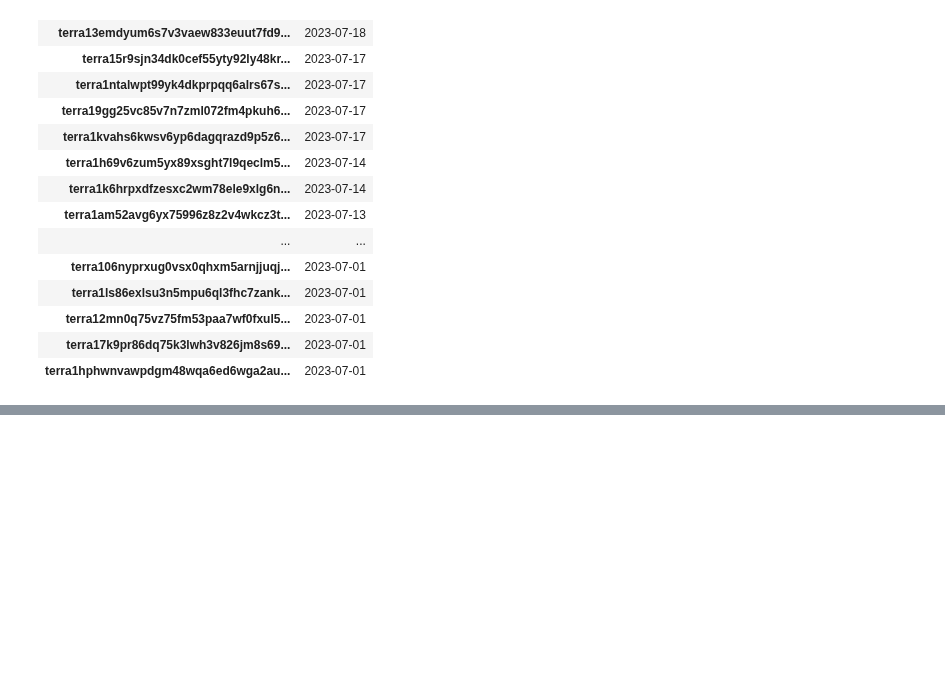
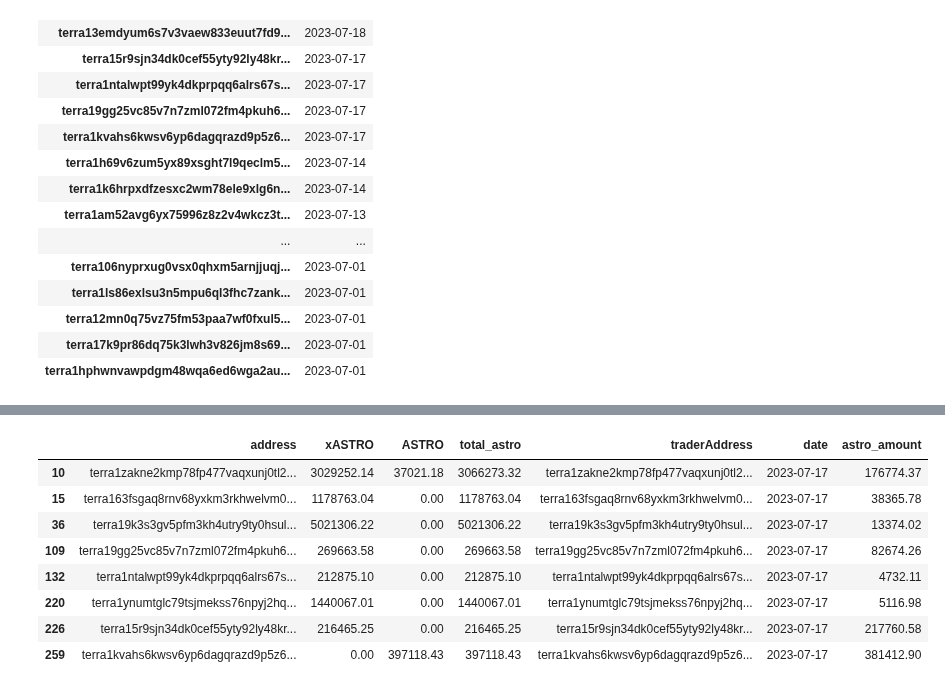
Before and after one commit to IncioMan/cosmos-activities-dashboard, a Jupyter notebook: python/notebooks/astro_analysis.ipynb, the cells around one changed output, grey strips where cells are left out. Saved outputs shown, nothing was run; the diff lists cells and outputs as text; code cells hidden in the pictures; blank space fills up the shorter version.

```diff
--- a/python/notebooks/astro_analysis.ipynb
+++ b/python/notebooks/astro_analysis.ipynb
@@ -318,3 +323,15 @@ whales_daily[whales_daily.address=='terra1ld4yf48eqex65vdrt3kta23cvrx865zyfkgkka
+# %%
+whales_daily[whales_daily.date=='2023-07-17']
+# %% [output]
+|  | address | xASTRO | ASTRO | total_astro | traderAddress | date | astro_amount |
+| 10 | terra1zakne2kmp78fp477vaqxunj0tl2... | 3029252.14 | 37021.18 | 3066273.32 | terra1zakne2kmp78fp477vaqxunj0tl2... | 2023-07-17 | 176774.37 |
+| 15 | terra163fsgaq8rnv68yxkm3rkhwelvm0... | 1178763.04 | 0.00 | 1178763.04 | terra163fsgaq8rnv68yxkm3rkhwelvm0... | 2023-07-17 | 38365.78 |
+| 36 | terra19k3s3gv5pfm3kh4utry9ty0hsul... | 5021306.22 | 0.00 | 5021306.22 | terra19k3s3gv5pfm3kh4utry9ty0hsul... | 2023-07-17 | 13374.02 |
+| 109 | terra19gg25vc85v7n7zml072fm4pkuh6... | 269663.58 | 0.00 | 269663.58 | terra19gg25vc85v7n7zml072fm4pkuh6... | 2023-07-17 | 82674.26 |
+| 132 | terra1ntalwpt99yk4dkprpqq6alrs67s... | 212875.10 | 0.00 | 212875.10 | terra1ntalwpt99yk4dkprpqq6alrs67s... | 2023-07-17 | 4732.11 |
+| 220 | terra1ynumtglc79tsjmekss76npyj2hq... | 1440067.01 | 0.00 | 1440067.01 | terra1ynumtglc79tsjmekss76npyj2hq... | 2023-07-17 | 5116.98 |
+| 226 | terra15r9sjn34dk0cef55yty92ly48kr... | 216465.25 | 0.00 | 216465.25 | terra15r9sjn34dk0cef55yty92ly48kr... | 2023-07-17 | 217760.58 |
+| 259 | terra1kvahs6kwsv6yp6dagqrazd9p5z6... | 0.00 | 397118.43 | 397118.43 | terra1kvahs6kwsv6yp6dagqrazd9p5z6... | 2023-07-17 | 381412.90 |
 # %%
 swaps_df[(swaps_df.traderAddress=='terra15m7j76syfaz4n6u8tss7p5ufwfuhjk04g7z8mp')&\
             (swaps_df.date=='2023-07-24')]
```
Also changed, not shown: parts of 11 cells of this notebook, 1 other file.
